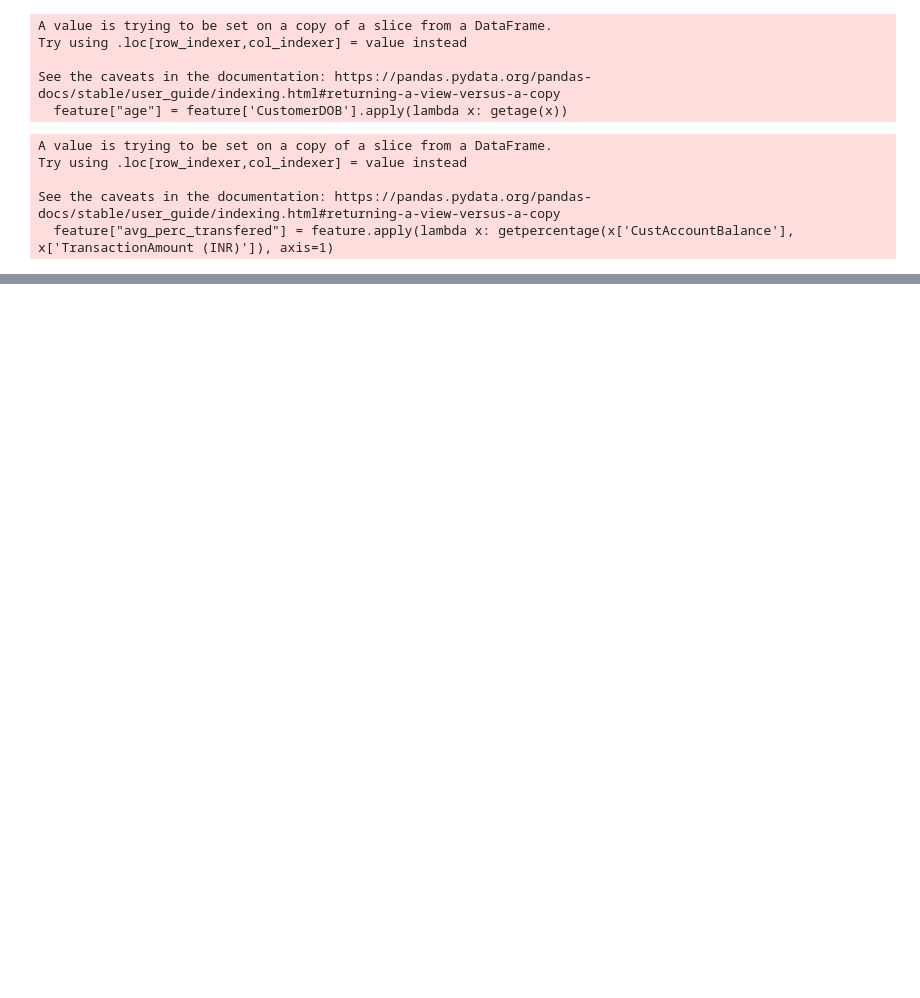
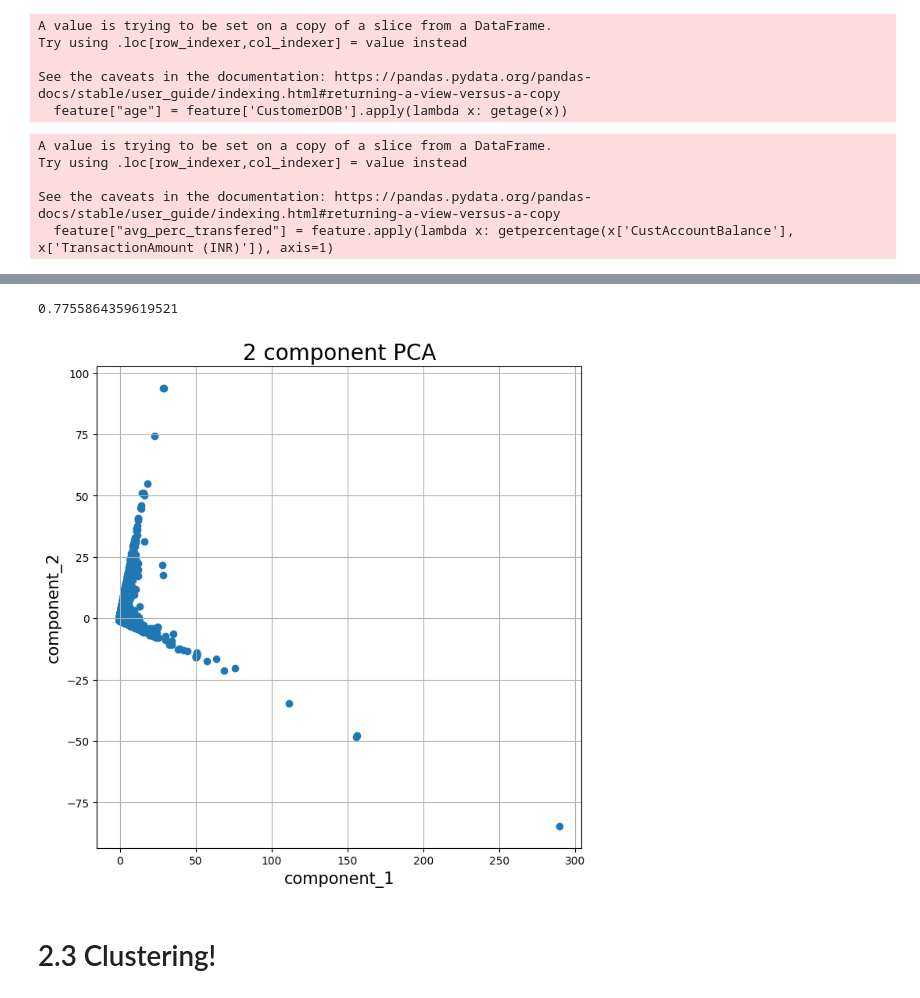
Before and after one commit to boritgy/ADM-HW4, a Jupyter notebook: ADM-HW4.ipynb, the cells around one changed output, grey strips where cells are left out. Drawn from its saved outputs; the diff is of its cells as text; code cells hidden in the pictures; blank space fills up the shorter version.

Commit message:
Q2 done, everything merged

```diff
--- a/ADM-HW4.ipynb
+++ b/ADM-HW4.ipynb
@@ -172,0 +317,7 @@ feature = pd.merge(data_final, feature, on="CustomerID", how='left')
+# %%
+feature = data[["CustomerID", "CustAccountBalance", "TransactionAmount (INR)"]]
+feature['diff'] = feature["CustAccountBalance"] - feature["TransactionAmount (INR)"]
+feature2 = feature.groupby(["CustomerID"])["diff"].max().reset_index(name='max_utilisation')
+data_final = pd.merge(data_final,feature2, on="CustomerID", how='left')
+feature2 = feature.groupby(["CustomerID"])["diff"].min().reset_index(name='min_utilisation')
+data_final = pd.merge(data_final,feature2, on="CustomerID", how='left')
@@ -173 +360,6 @@ feature = pd.merge(data_final, feature, on="CustomerID", how='left')
+# %%
+from sklearn.preprocessing import StandardScaler
+columns = ["max_utilisation", "avg_transaction_time", "min_utilisation", "min_balance", '10th_percentile', 'avg_morning_transaction', 'avg_afternoon_transaction',  "avg_transaction_amount", "max_balance", "med_transaction", "med_balance", "utilisation", "avg_balance", "max_transaction", "min_transaction"]
+data_final_norm = data_final.dropna().loc[:, columns].values
+data_final_norm = StandardScaler().fit_transform(data_final_norm)
 # %%
@@ -206,0 +387,5 @@ feature
+# %%
+from sklearn.decomposition import PCA
+pca = PCA(n_components=3)
+principalComponents = pca.fit_transform(data_final_norm)
+data_final_norm = pd.DataFrame(data = principalComponents, columns = ['component_1', 'component_2', 'component_3'])
@@ -206,0 +408,21 @@ feature
+# %%
+import numpy as np
+np.sum(pca.explained_variance_ratio_)
+# %% [output]
+0.7755864359619521
+# %%
+import matplotlib.pyplot as plt
+
+fig = plt.figure(figsize = (8,8))
+ax = fig.add_subplot(1,1,1)
+ax.set_xlabel('component_1', fontsize = 15)
+ax.set_ylabel('component_2', fontsize = 15)
+ax.set_title('2 component PCA', fontsize = 20)
+
+ax.scatter(data_final_norm['component_1'], data_final_norm['component_2'])
+
+ax.grid()
+# %% [output]
+[figure, added]
+# %% [markdown]
+# 2.3 Clustering!
```
Also changed, not shown: parts of 42 cells of this notebook.
